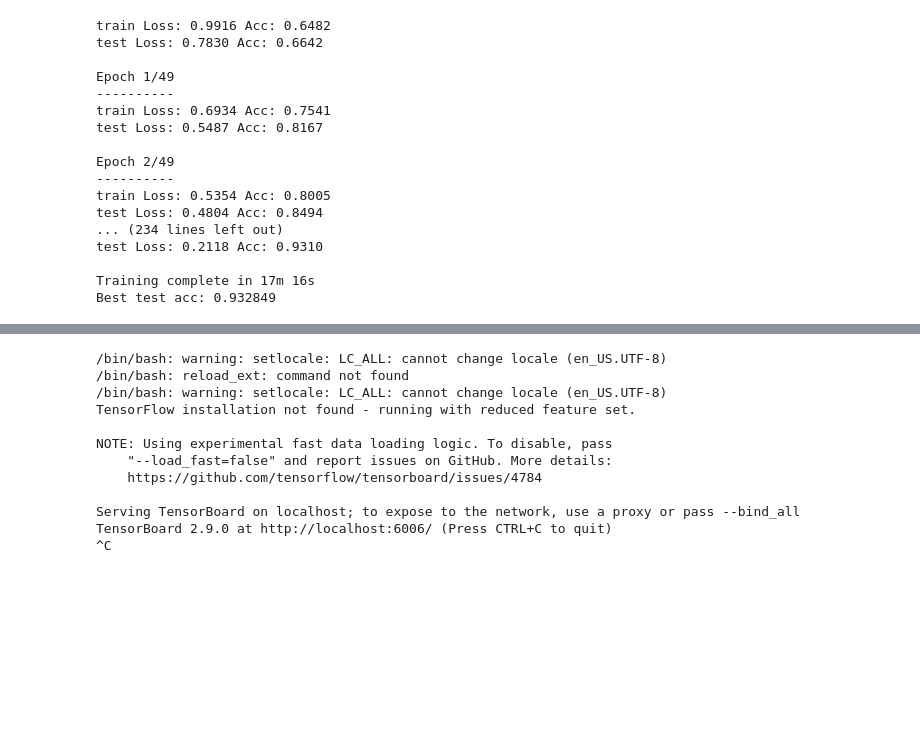
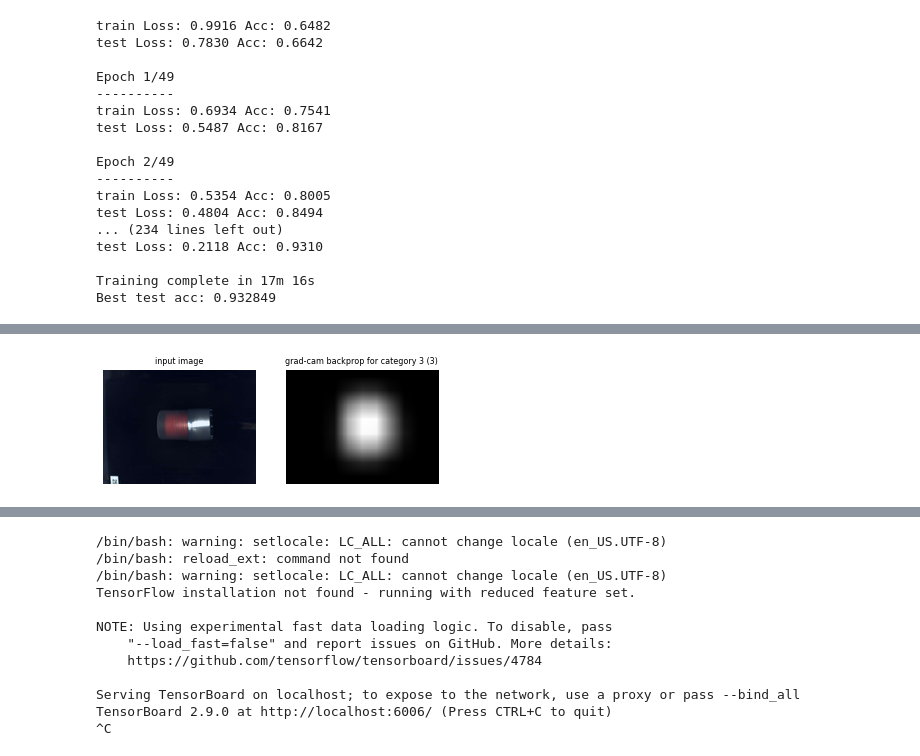
Before and after one commit to eismont21/AnomaliesRecycling, a Jupyter notebook: TransferLearning.ipynb, the cells around one changed output, grey strips where cells are left out. Cells and saved outputs as stored; diff of their text form; code cells hidden in the pictures; blank space fills up the shorter version.

Commit message:
early stopping and grad-cam

```diff
--- a/TransferLearning.ipynb
+++ b/TransferLearning.ipynb
@@ -125,19 +125,3 @@ Best test acc: 0.932849
 # %%
 from torchray.attribution.grad_cam import grad_cam
 from torchray.benchmark import get_example_data, plot_example
-# %%
-model_name = "ResNet18"
-model_ft = models.resnet18(pretrained=True)
-num_ftrs = model_ft.fc.in_features
-# Here the size of each output sample is set to 6, since we have 6 classes
-model_ft.fc = nn.Linear(num_ftrs, 6)
-model_ft.load_state_dict(torch.load("./models/"+model_name))
-#print(model_ft)
-# Obtain example data.
-i = 100
-model, x, category_id = model_ft, image_datasets['test'][i][0].unsqueeze(0),image_datasets['test'][i][1]
-# Grad-CAM backprop.
-saliency = grad_cam(model, x, category_id, saliency_layer='layer4.1.conv2')
-
-# Plots.
-plot_example(x, saliency, 'grad-cam backprop', category_id)
@@ -145,0 +128,66 @@ plot_example(x, saliency, 'grad-cam backprop', category_id)
+# %%
+def plot_example_custom(input,
+                 saliency,
+                 method,
+                 category_id,
+                 class_names,
+                 show_plot=False,
+                 save_path=None):
+    from torchray.utils import imsc
+    from torchray.benchmark.datasets import IMAGENET_CLASSES
+
+    if isinstance(category_id, int):
+        category_id = [category_id]
+
+    batch_size = len(input)
+
+    plt.clf()
+    for i in range(batch_size):
+        class_i = category_id[i % len(category_id)]
+
+        plt.subplot(batch_size, 2, 1 + 2 * i)
+        imsc(input[i])
+        plt.title('input image', fontsize=8)
+
+        plt.subplot(batch_size, 2, 2 + 2 * i)
+        imsc(saliency[i], interpolation='none')
+        plt.title('{} for category {} ({})'.format(
+            method, class_names[class_i], class_i), fontsize=8)
+
+    # Save figure if path is specified.
+    if save_path:
+        save_dir = os.path.dirname(os.path.abspath(save_path))
+        # Create directory if necessary.
+        if not os.path.exists(save_dir):
+            os.makedirs(save_dir)
+        ext = os.path.splitext(save_path)[1].strip('.')
+        plt.savefig(save_path, format=ext, bbox_inches='tight')
+
+    # Show plot if desired.
+    if show_plot:
+        plt.show()
+
+model_name = "ResNet18"
+model_ft = models.resnet18(pretrained=True)
+num_ftrs = model_ft.fc.in_features
+# Here the size of each output sample is set to 6, since we have 6 classes
+model_ft.fc = nn.Linear(num_ftrs, 6)
+model_ft.load_state_dict(torch.load("./models/"+model_name))
+#print(model_ft)
+# Obtain example data.
+import random
+#i = 100
+i = random.randint(0, len(image_datasets['test']))
+print("i =", i)
+model, x, label = model_ft, image_datasets['test'][i][0].unsqueeze(0),image_datasets['test'][i][1]
+# Grad-CAM backprop.
+print("Label", label)
+
+input = image_datasets['test'][i][0]#.to('cuda')
+# label = label.to(device)
+output = model_ft(input.unsqueeze(0))
+_, pred = torch.max(output, 1)
+print("Predicted", pred.detach().numpy()[0])
+saliency = grad_cam(model, x, label, saliency_layer='layer4.1.conv2', resize=True)
+plot_example_custom(x, saliency, 'grad-cam backprop', label, class_names)
+# %% [output]
@@ -145,0 +197 @@ plot_example(x, saliency, 'grad-cam backprop', category_id)
+[figure, added]
```
Also changed, not shown: parts of 4 cells of this notebook, 1 other file.
